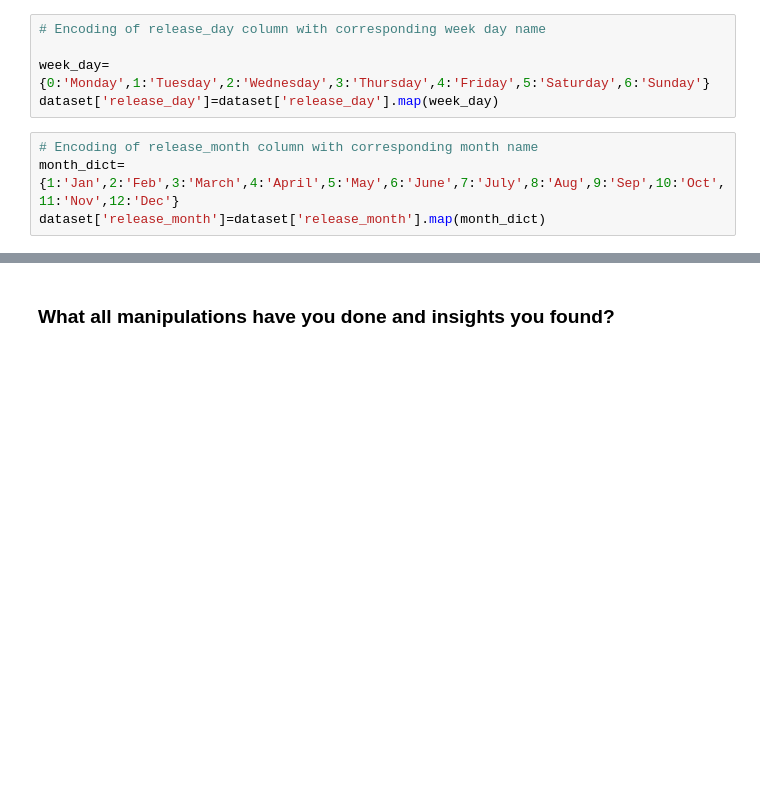
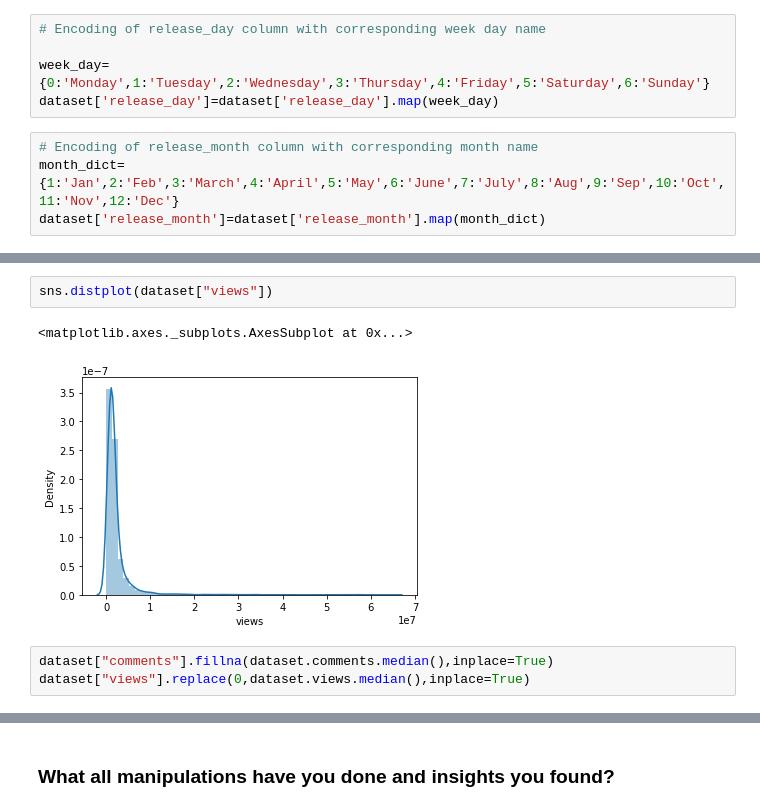
Before and after one commit to aaravpanchal/Ted-Talk-Views-Prediction-, a Jupyter notebook: Ted_Talk_Views_Prediction.ipynb, the cells around one changed output, grey strips where cells are left out. Cells and saved outputs as stored; diff of their text form; blank space fills up the shorter version.

```diff
--- a/Ted_Talk_Views_Prediction.ipynb
+++ b/Ted_Talk_Views_Prediction.ipynb
@@ -286,0 +294,8 @@ dataset['release_month']=dataset['release_month'].map(month_dict)
+# %%
+sns.distplot(dataset["views"])
+# %% [output]
+<matplotlib.axes._subplots.AxesSubplot at 0x...>
+[figure, added]
+# %%
+dataset["comments"].fillna(dataset.comments.median(),inplace=True)
+dataset["views"].replace(0,dataset.views.median(),inplace=True)
```
Also changed, not shown: parts of 45 cells of this notebook.
